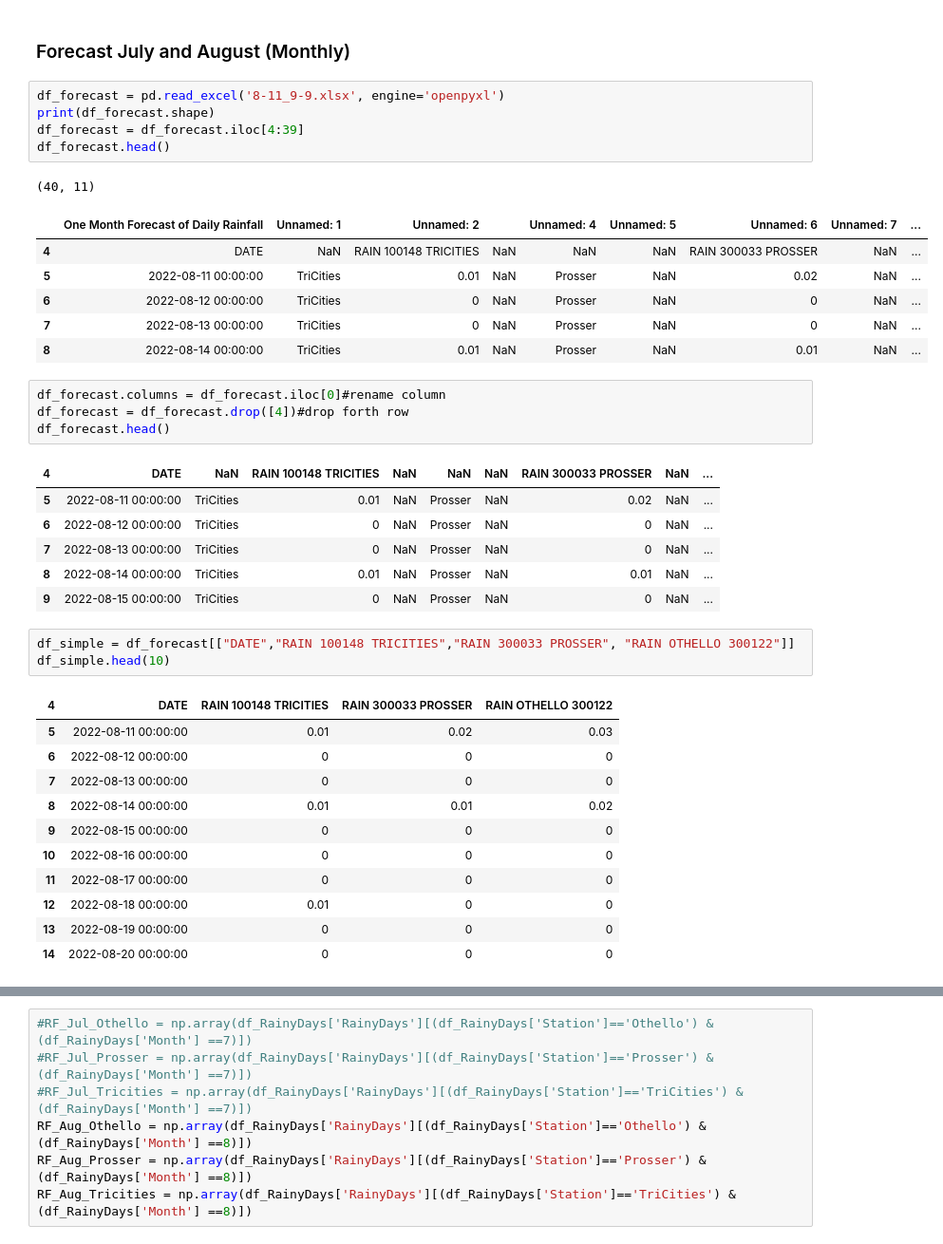
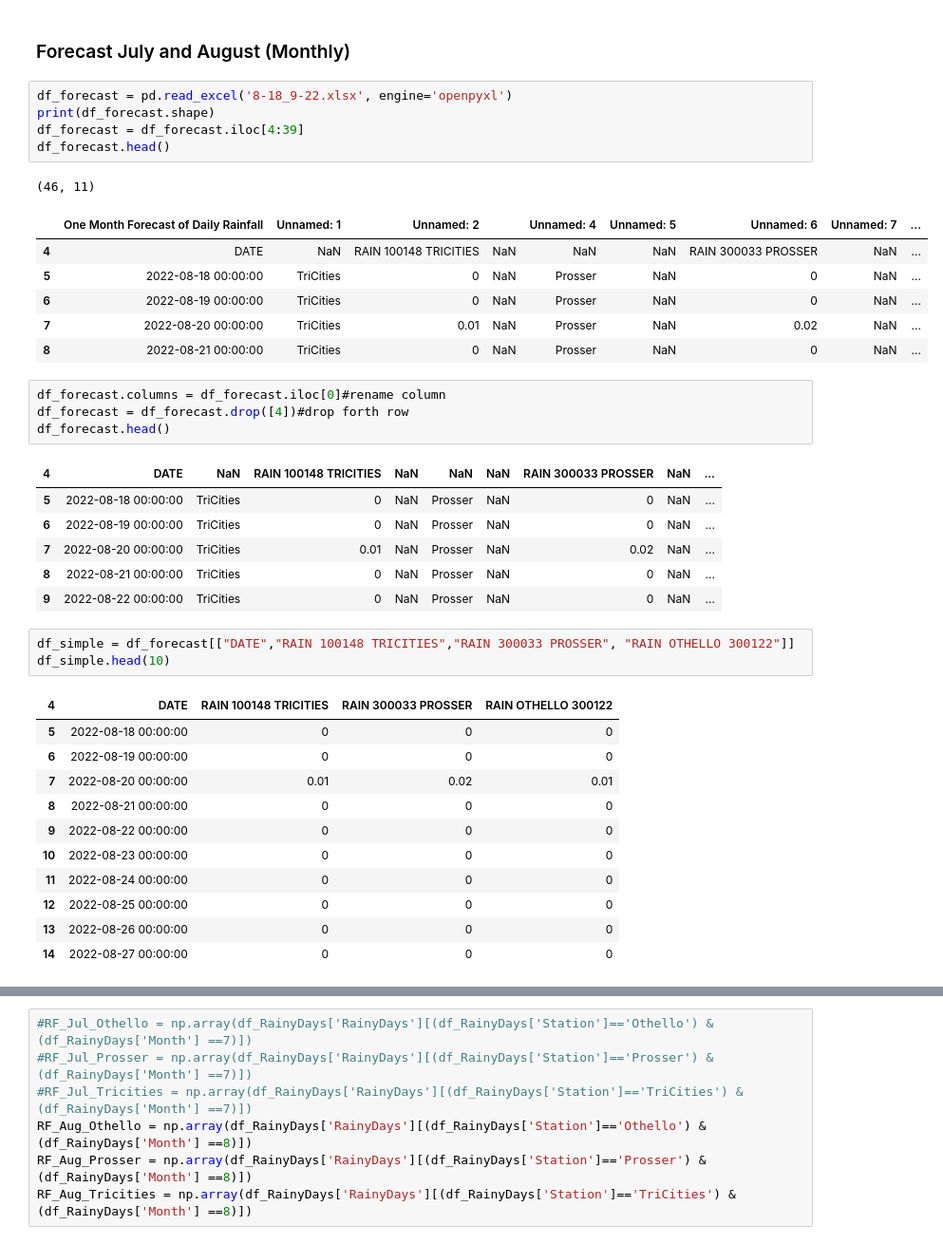
Before and after one commit to d-linnard/LateBlight, a Jupyter notebook: Scripts/Lateblight_2022_JA.ipynb, the cells around one changed output, grey strips where cells are left out. Shown at 95% size. Cells and saved outputs as stored; diff of their text form.

Commit message:
forecasts

```diff
--- a/Scripts/Lateblight_2022_JA.ipynb
+++ b/Scripts/Lateblight_2022_JA.ipynb
@@ -262,44 +262,44 @@ RD_Aug_Tricities= 0
 # %% [markdown]
 ### Forecast July and August (Monthly)
 # %%
-df_forecast = pd.read_excel('8-11_9-9.xlsx', engine='openpyxl')
+df_forecast = pd.read_excel('8-18_9-22.xlsx', engine='openpyxl')
 print(df_forecast.shape)
 df_forecast = df_forecast.iloc[4:39]
 df_forecast.head()
 # %% [output]
-(40, 11)
+(46, 11)
 |  | One Month Forecast of Daily Rainfall | Unnamed: 1 | Unnamed: 2 |  | Unnamed: 4 | Unnamed: 5 | Unnamed: 6 | Unnamed: 7 | ... |
 | 4 | DATE | NaN | RAIN 100148 TRICITIES | NaN | NaN | NaN | RAIN 300033 PROSSER | NaN | ... |
-| 5 | 2022-08-11 00:00:00 | TriCities | 0.01 | NaN | Prosser | NaN | 0.02 | NaN | ... |
-| 6 | 2022-08-12 00:00:00 | TriCities | 0 | NaN | Prosser | NaN | 0 | NaN | ... |
-| 7 | 2022-08-13 00:00:00 | TriCities | 0 | NaN | Prosser | NaN | 0 | NaN | ... |
-| 8 | 2022-08-14 00:00:00 | TriCities | 0.01 | NaN | Prosser | NaN | 0.01 | NaN | ... |
+| 5 | 2022-08-18 00:00:00 | TriCities | 0 | NaN | Prosser | NaN | 0 | NaN | ... |
+| 6 | 2022-08-19 00:00:00 | TriCities | 0 | NaN | Prosser | NaN | 0 | NaN | ... |
+| 7 | 2022-08-20 00:00:00 | TriCities | 0.01 | NaN | Prosser | NaN | 0.02 | NaN | ... |
+| 8 | 2022-08-21 00:00:00 | TriCities | 0 | NaN | Prosser | NaN | 0 | NaN | ... |
 # %%
 df_forecast.columns = df_forecast.iloc[0]#rename column
 df_forecast = df_forecast.drop([4])#drop forth row
 df_forecast.head()
 # %% [output]
 | 4 | DATE | NaN | RAIN 100148 TRICITIES | NaN | NaN | NaN | RAIN 300033 PROSSER | NaN | ... |
-| 5 | 2022-08-11 00:00:00 | TriCities | 0.01 | NaN | Prosser | NaN | 0.02 | NaN | ... |
-| 6 | 2022-08-12 00:00:00 | TriCities | 0 | NaN | Prosser | NaN | 0 | NaN | ... |
-| 7 | 2022-08-13 00:00:00 | TriCities | 0 | NaN | Prosser | NaN | 0 | NaN | ... |
-| 8 | 2022-08-14 00:00:00 | TriCities | 0.01 | NaN | Prosser | NaN | 0.01 | NaN | ... |
-| 9 | 2022-08-15 00:00:00 | TriCities | 0 | NaN | Prosser | NaN | 0 | NaN | ... |
+| 5 | 2022-08-18 00:00:00 | TriCities | 0 | NaN | Prosser | NaN | 0 | NaN | ... |
+| 6 | 2022-08-19 00:00:00 | TriCities | 0 | NaN | Prosser | NaN | 0 | NaN | ... |
+| 7 | 2022-08-20 00:00:00 | TriCities | 0.01 | NaN | Prosser | NaN | 0.02 | NaN | ... |
+| 8 | 2022-08-21 00:00:00 | TriCities | 0 | NaN | Prosser | NaN | 0 | NaN | ... |
+| 9 | 2022-08-22 00:00:00 | TriCities | 0 | NaN | Prosser | NaN | 0 | NaN | ... |
 # %%
 df_simple = df_forecast[["DATE","RAIN 100148 TRICITIES","RAIN 300033 PROSSER", "RAIN OTHELLO 300122"]]
 df_simple.head(10)
 # %% [output]
 | 4 | DATE | RAIN 100148 TRICITIES | RAIN 300033 PROSSER | RAIN OTHELLO 300122 |
-| 5 | 2022-08-11 00:00:00 | 0.01 | 0.02 | 0.03 |
-| 6 | 2022-08-12 00:00:00 | 0 | 0 | 0 |
-| 7 | 2022-08-13 00:00:00 | 0 | 0 | 0 |
-| 8 | 2022-08-14 00:00:00 | 0.01 | 0.01 | 0.02 |
-| 9 | 2022-08-15 00:00:00 | 0 | 0 | 0 |
-| 10 | 2022-08-16 00:00:00 | 0 | 0 | 0 |
-| 11 | 2022-08-17 00:00:00 | 0 | 0 | 0 |
-| 12 | 2022-08-18 00:00:00 | 0.01 | 0 | 0 |
-| 13 | 2022-08-19 00:00:00 | 0 | 0 | 0 |
-| 14 | 2022-08-20 00:00:00 | 0 | 0 | 0 |
+| 5 | 2022-08-18 00:00:00 | 0 | 0 | 0 |
+| 6 | 2022-08-19 00:00:00 | 0 | 0 | 0 |
+| 7 | 2022-08-20 00:00:00 | 0.01 | 0.02 | 0.01 |
+| 8 | 2022-08-21 00:00:00 | 0 | 0 | 0 |
+| 9 | 2022-08-22 00:00:00 | 0 | 0 | 0 |
+| 10 | 2022-08-23 00:00:00 | 0 | 0 | 0 |
+| 11 | 2022-08-24 00:00:00 | 0 | 0 | 0 |
+| 12 | 2022-08-25 00:00:00 | 0 | 0 | 0 |
+| 13 | 2022-08-26 00:00:00 | 0 | 0 | 0 |
+| 14 | 2022-08-27 00:00:00 | 0 | 0 | 0 |
 # %%
 df_simple = df_simple.rename(columns={"RAIN 100148 TRICITIES": "TriCities",
                           "RAIN 300033 PROSSER": "Prosser",
```
Also changed, not shown: parts of 7 cells of this notebook, 7 other files.
